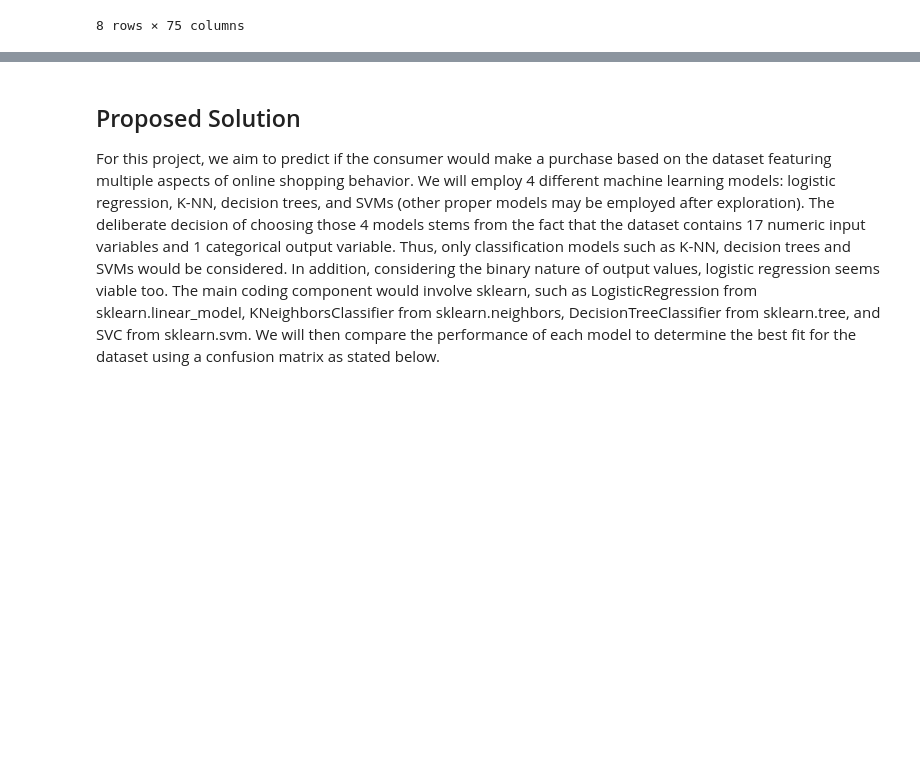
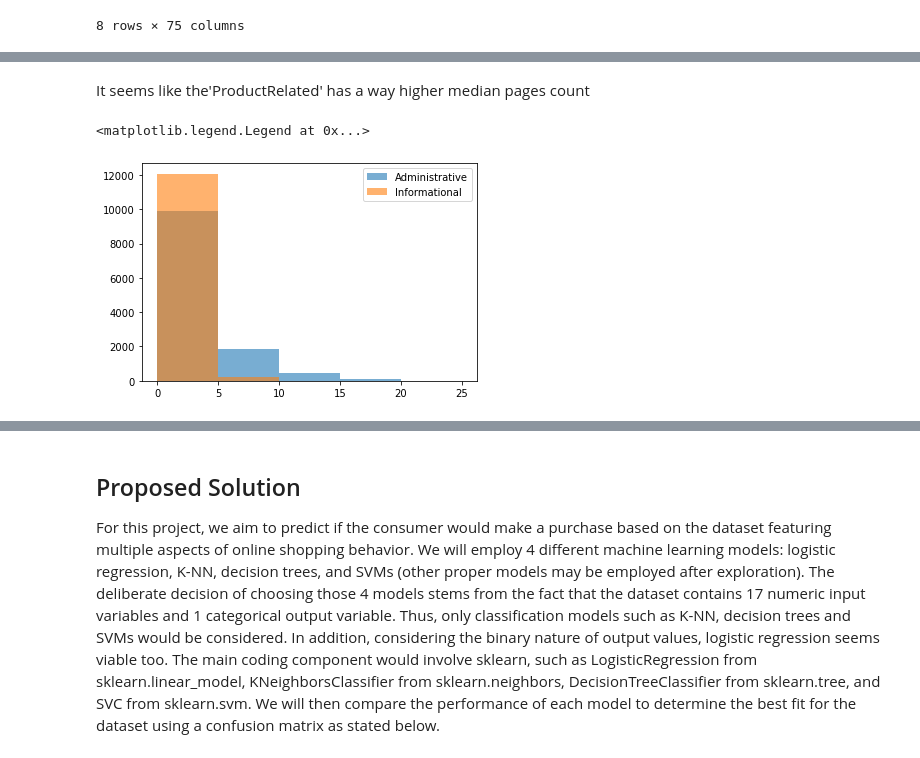
Before and after one commit to COGS118A/Group014-Sp22, a Jupyter notebook: Checkpoint_group014.ipynb, the cells around one changed output, grey strips where cells are left out. Saved outputs shown, nothing was run; the diff lists cells and outputs as text; code cells hidden in the pictures; blank space fills up the shorter version.

```diff
--- a/Checkpoint_group014.ipynb
+++ b/Checkpoint_group014.ipynb
@@ -177,0 +201,10 @@ df.describe()
+# %% [markdown]
+It seems like the'ProductRelated' has a way higher median pages count
+# %%
+plt.hist(df['Administrative'],alpha = 0.6,label = "Administrative", bins = np.arange(0,30,5))
+plt.hist(df['Informational'],alpha = 0.6,label = "Informational", bins = np.arange(0,30,5))
+#plt.hist(df['ProductRelated'],alpha = 0.6,label = "ProductRelated")
+plt.legend()
+# %% [output]
+<matplotlib.legend.Legend at 0x...>
+[figure, added]
```
Also changed, not shown: parts of 24 cells of this notebook.
